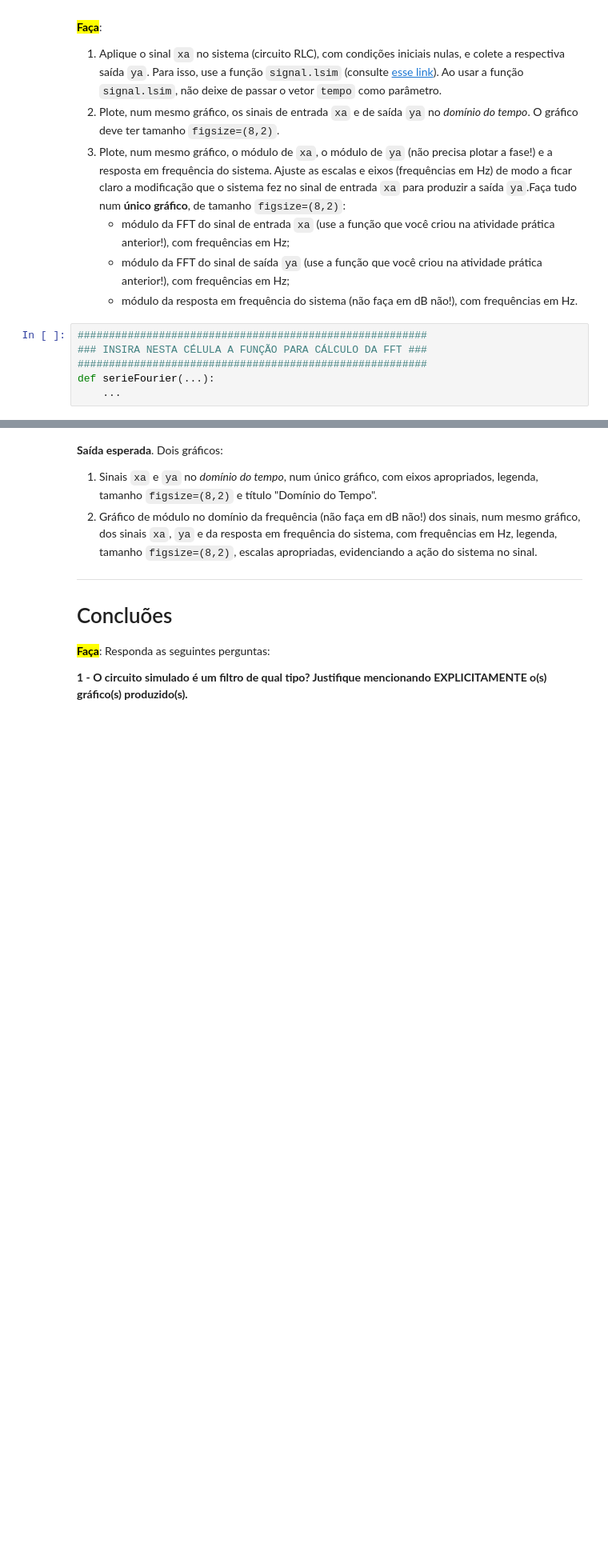
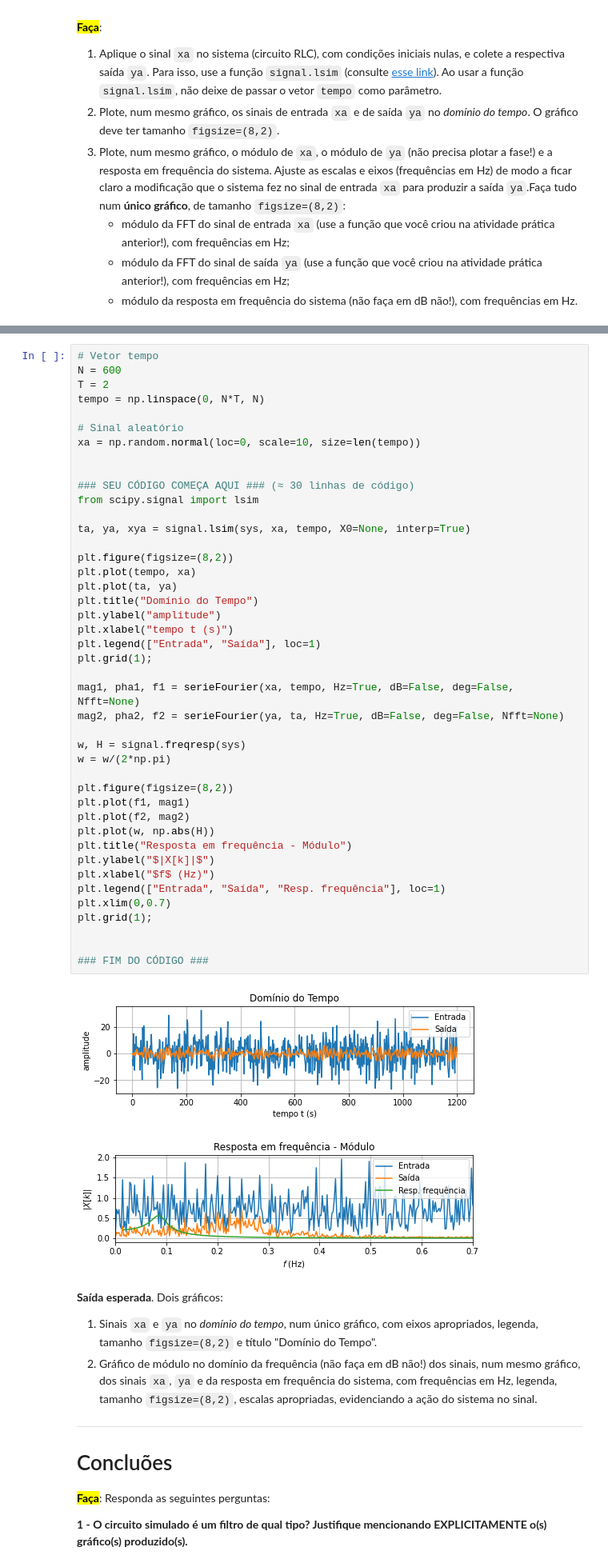
Before and after one commit to iurykischka/Proc.-de-sinais, a Jupyter notebook: Ex/Ex03_SLITs_IURY.ipynb, the cells around one changed output, grey strips where cells are left out. Shown at 80% size. Drawn from its saved outputs; the diff is of its cells as text; blank space fills up the shorter version.

```diff
--- a/Ex/Ex03_SLITs_IURY.ipynb
+++ b/Ex/Ex03_SLITs_IURY.ipynb
@@ -304,9 +304,3 @@ Agora você vai aplicar um sinal aleatório na entrada do sistema $x(t)$ e verif
    - módulo da FFT do sinal de entrada `xa` (use a função que você criou na atividade prática anterior!), com frequências em Hz;
    - módulo da FFT do sinal de saída `ya` (use a função que você criou na atividade prática anterior!), com frequências em Hz;
    - módulo da resposta em frequência do sistema (não faça em dB não!), com frequências em Hz.
-# %%
-########################################################
-### INSIRA NESTA CÉLULA A FUNÇÃO PARA CÁLCULO DA FFT ###
-########################################################
-def serieFourier(...):
-    ...
@@ -327,3 +347,49 @@ xa = np.random.normal(loc=0, scale=10, size=len(tempo))
+# %%
+# Vetor tempo
+N = 600
+T = 2
+tempo = np.linspace(0, N*T, N)
+
+# Sinal aleatório
+xa = np.random.normal(loc=0, scale=10, size=len(tempo))
+
+
+### SEU CÓDIGO COMEÇA AQUI ### (≈ 30 linhas de código)
+from scipy.signal import lsim
+
+ta, ya, xya = signal.lsim(sys, xa, tempo, X0=None, interp=True)
+
+plt.figure(figsize=(8,2))
+plt.plot(tempo, xa)
+plt.plot(ta, ya)
+plt.title("Domínio do Tempo")
+plt.ylabel("amplitude")
+plt.xlabel("tempo t (s)")
+plt.legend(["Entrada", "Saída"], loc=1)
+plt.grid(1);
+
+mag1, pha1, f1 = serieFourier(xa, tempo, Hz=True, dB=False, deg=False, Nfft=None)
+mag2, pha2, f2 = serieFourier(ya, ta, Hz=True, dB=False, deg=False, Nfft=None)
+
+w, H = signal.freqresp(sys)
+w = w/(2*np.pi)
+
+plt.figure(figsize=(8,2))
+plt.plot(f1, mag1)
+plt.plot(f2, mag2)
+plt.plot(w, np.abs(H))
+plt.title("Resposta em frequência - Módulo")
+plt.ylabel("$|X[k]|$")
+plt.xlabel("$f$ (Hz)")
+plt.legend(["Entrada", "Saída", "Resp. frequência"], loc=1)
+plt.xlim(0,0.7)
+plt.grid(1);
+
+
+### FIM DO CÓDIGO ###
+# %% [output]
+[figure, added]
+[figure, added]
 # %% [markdown]
 **Saída esperada**. Dois gráficos:
 1. Sinais `xa` e `ya` no *domínio do tempo*, num único gráfico, com eixos apropriados, legenda, tamanho `figsize=(8,2)` e título "Domínio do Tempo".
```
Also changed, not shown: parts of 11 cells of this notebook.
